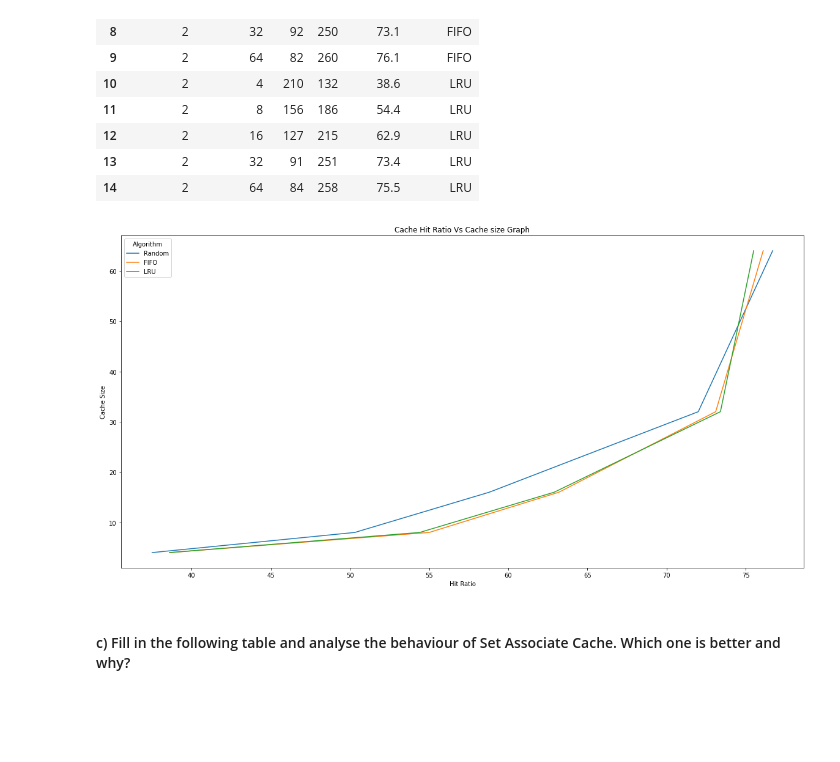
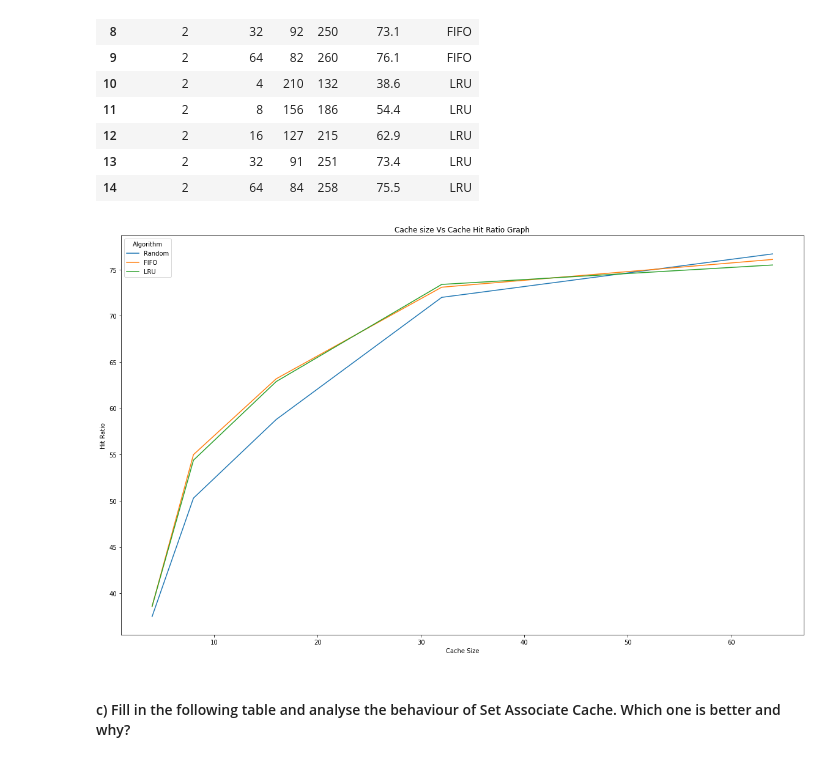
Before and after one commit to vipinindoria/coss-assignments, a Jupyter notebook: assignment1/part_iii.ipynb, the cells around one changed output. Cells and saved outputs as stored; diff of their text form; code cells hidden in the pictures; blank space fills up the shorter version.

```diff
--- a/assignment1/part_iii.ipynb
+++ b/assignment1/part_iii.ipynb
@@ -117,15 +117,14 @@ Replacement Algorithm: Random | FIFO | LRU
 | 13 | 2 | 32 | 91 | 251 | 73.4 | LRU |
 | 14 | 2 | 64 | 84 | 258 | 75.5 | LRU |
 # %%
-a4_dims = (20, 10)
+a4_dims = (20, 12)
 fig, ax = plt.subplots(figsize=a4_dims)
-hit_ratio, cache_size = all_table["hit_ratio"].tolist(), all_table["cache_size"].tolist()
-fig1 = sns.lineplot(data=all_table, x="hit_ratio", y="cache_size", hue= "Algorithm", markers=True)
-fig1.set(xlabel='Hit Ratio', ylabel='Cache Size')
-plt.title("Cache Hit Ratio Vs Cache size Graph")
+fig1 = sns.lineplot(data=all_table, y="hit_ratio", x="cache_size", hue= "Algorithm", markers=True)
+fig1.set(ylabel='Hit Ratio', xlabel='Cache Size')
+plt.title("Cache size Vs Cache Hit Ratio Graph")
 plt.savefig("./output/part_3_section_b_plot.png", dpi=300, transparent=True)
 # %% [output]
-[figure, old version]
+[figure, new version]
 # %% [markdown]
 #### c) Fill in the following table and analyse the behaviour of Set Associate Cache. Which one is better and why?
 # %%
```
Also changed, not shown: 2 other files.
